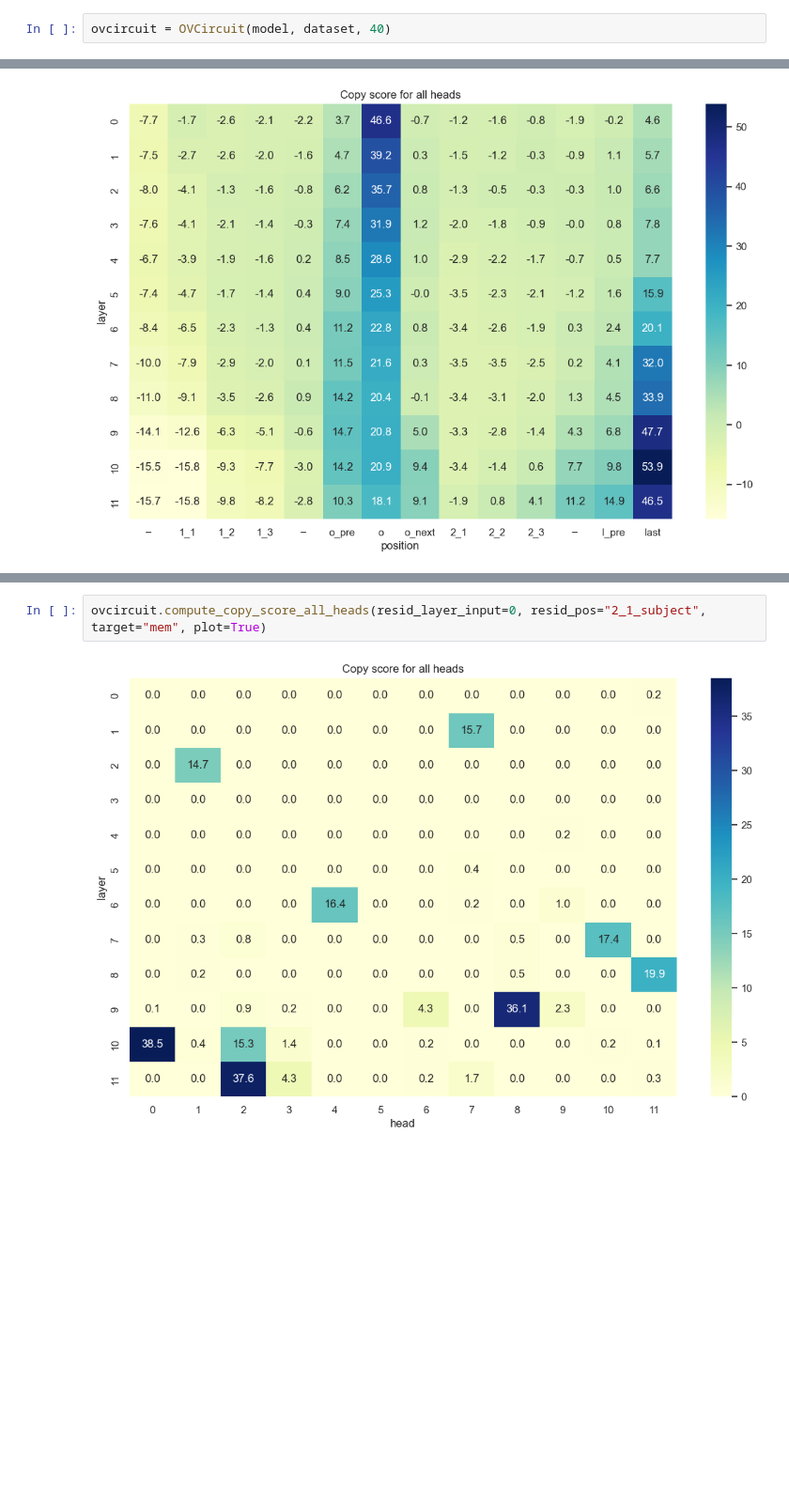
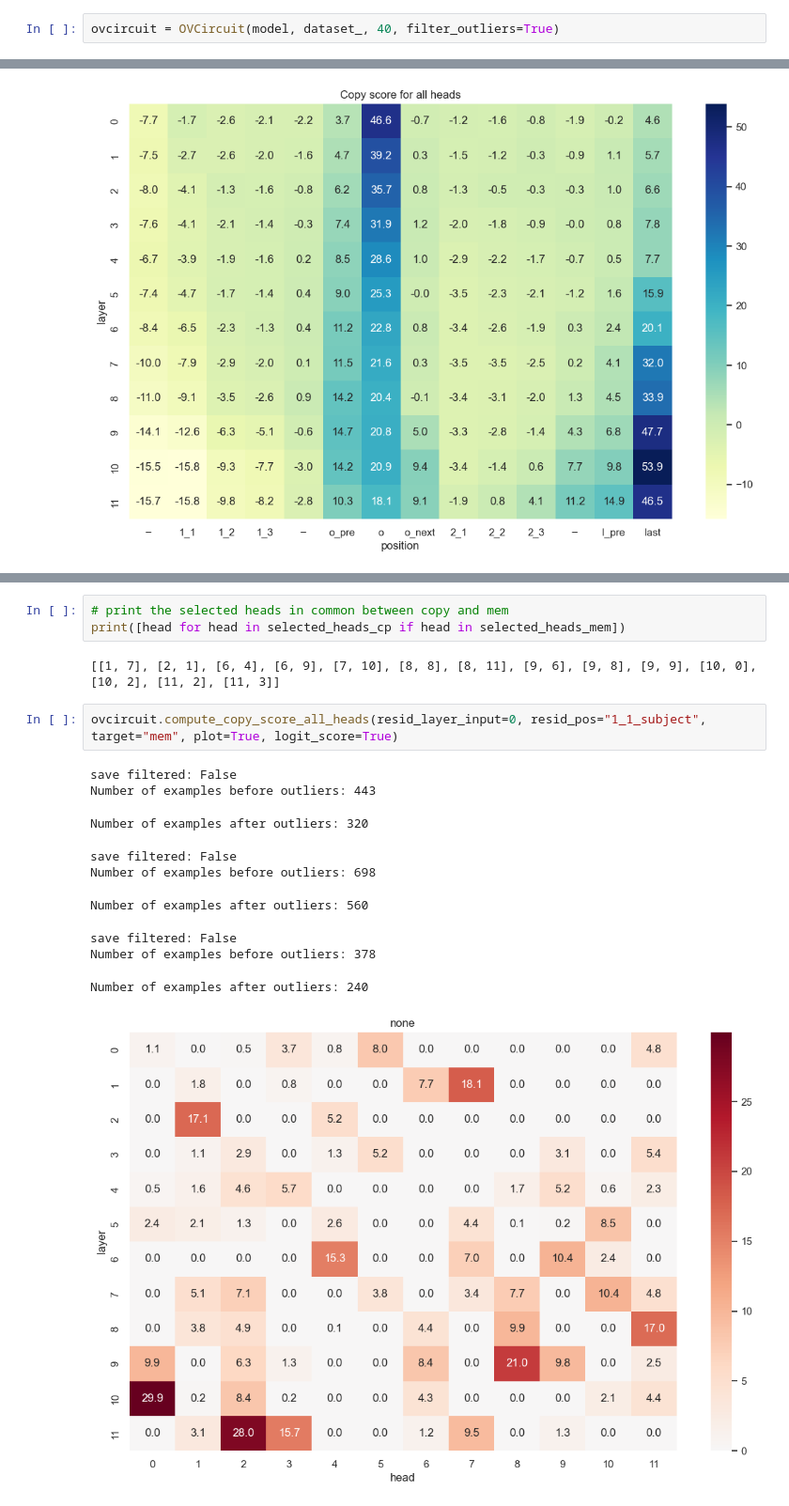
Before and after one commit to francescortu/comp-mech, a Jupyter notebook: notebooks/smalldataset_clean.ipynb, the cells around one changed output, grey strips where cells are left out. Shown at 94% size. Cells and saved outputs as stored; diff of their text form; blank space fills up the shorter version.

```diff
--- a/notebooks/smalldataset_clean.ipynb
+++ b/notebooks/smalldataset_clean.ipynb
@@ -48,7 +236,7 @@ plot_heatmaps(examples_mem.mean(-1), examples_mem.std(-1), "Average logit differ
 # %%
 dataset = ablate_multi.ablate.dataset
 # %%
-ovcircuit = OVCircuit(model, dataset, 40)
+ovcircuit = OVCircuit(model, dataset_, 40, filter_outliers=True)
 # %%
 score = ovcircuit.residual_stram_track_target_all_len( target="mem" , plot=True)
 # %% [output]
@@ -64,4 +317,18 @@ ovcircuit.compute_copy_score_all_heads(resid_layer_input=0, resid_pos="definitio
+# %%
+# print the selected heads in common between copy and mem
+print([head for head in selected_heads_cp if head in selected_heads_mem])
+# %% [output]
+[[1, 7], [2, 1], [6, 4], [6, 9], [7, 10], [8, 8], [8, 11], [9, 6], [9, 8], [9, 9], [10, 0], [10, 2], [11, 2], [11, 3]]
 # %%
-ovcircuit.compute_copy_score_all_heads(resid_layer_input=0, resid_pos="2_1_subject",  target="mem", plot=True)
+ovcircuit.compute_copy_score_all_heads(resid_layer_input=0, resid_pos="1_1_subject",  target="mem", plot=True, logit_score=True)
 # %% [output]
+save filtered: False
+Number of examples before outliers: 443
+Number of examples after outliers: 320
+save filtered: False
+Number of examples before outliers: 698
+Number of examples after outliers: 560
+save filtered: False
+Number of examples before outliers: 378
+Number of examples after outliers: 240
-[figure, old version]
+[figure, new version]
```
Also changed, not shown: parts of 42 cells of this notebook, 9 other files.
